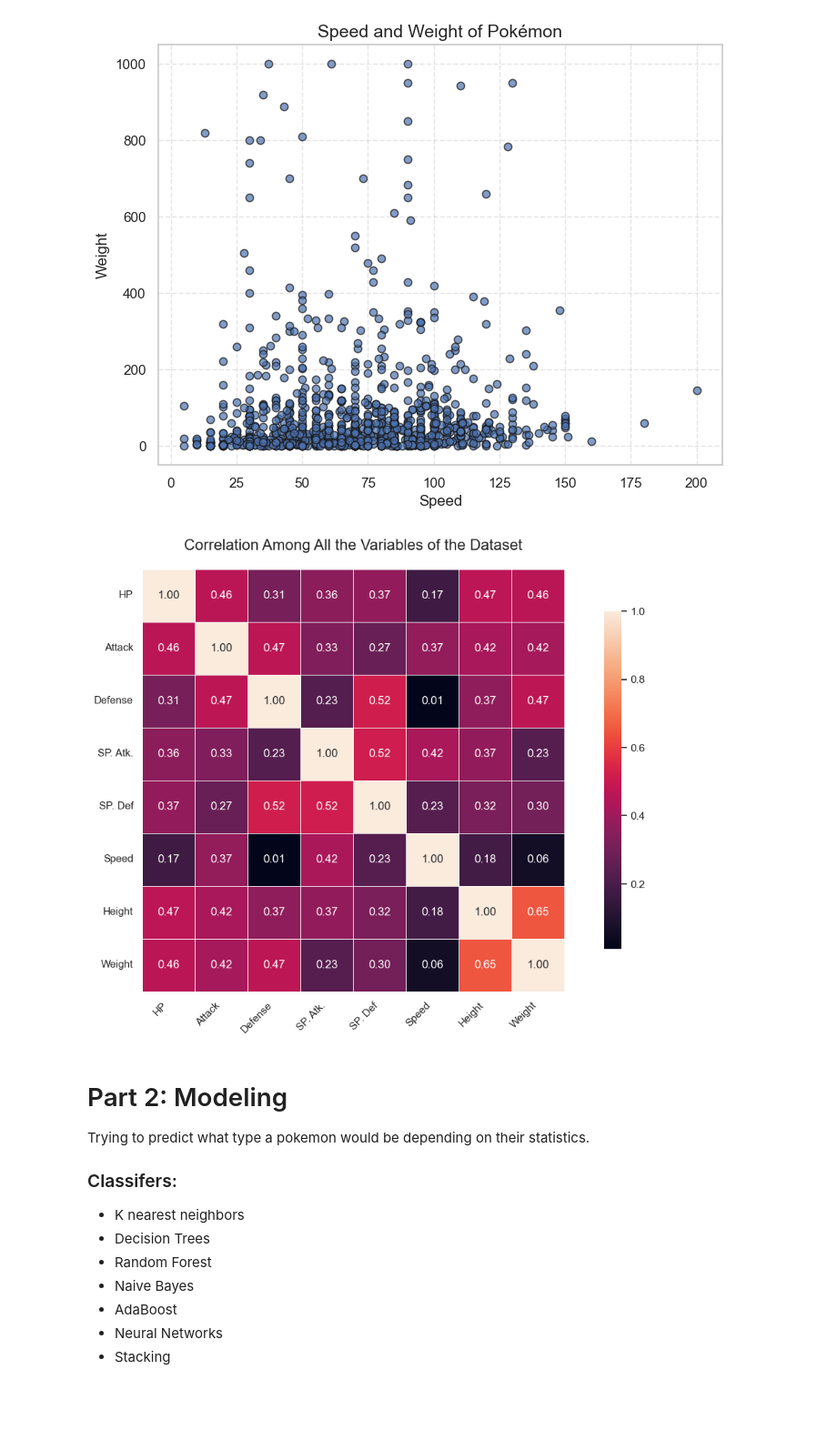
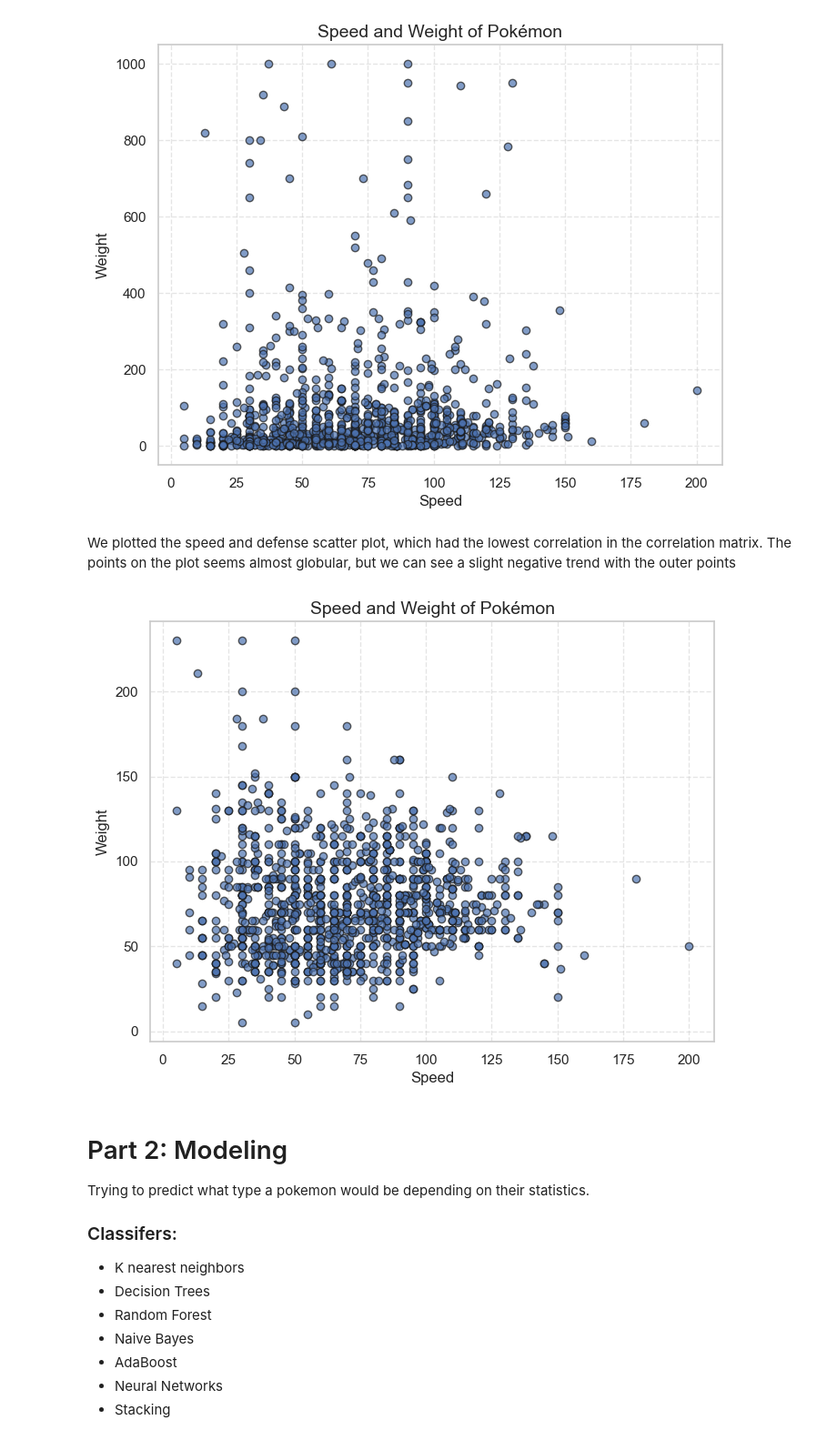
Before and after one commit to MayaLee393/Pokemon_ML, a Jupyter notebook: pokemon.ipynb, the cells around one changed output. Shown at 91% size. Drawn from its saved outputs; the diff is of its cells as text; code cells hidden in the pictures; blank space fills up the shorter version.

```diff
--- a/pokemon.ipynb
+++ b/pokemon.ipynb
@@ -553,27 +588,19 @@ plt.grid(True, linestyle='--', alpha=0.5)
 plt.show()
 # %% [output]
 [figure]
-# %%
-# Correlation Matrix between numerical columns
-cor = features.corr()
-
-plt.figure(figsize=(15, 8))
-sns.heatmap(
-    cor,
-    annot=True,
-    fmt=".2f",
-    xticklabels=cor.columns,
-    yticklabels=cor.columns,
-    square=True,
-    linewidths=0.5,
-    cbar_kws={"shrink": 0.8}
-)
-plt.title("Correlation Among All the Variables of the Dataset", fontsize=16, pad=20)
-plt.xticks(rotation=45, ha='right')
-plt.yticks(rotation=0)
-plt.show()
-# %% [output]
-[figure, removed]
+# %% [markdown]
+We plotted the speed and defense scatter plot, which had the lowest correlation in the correlation matrix. The points on the plot seems almost globular, but we can see a slight negative trend with the outer points
+# %%
+# Correlation between speed and weight
+plt.figure(figsize=(8, 6))
+plt.scatter(data['Speed'], data['Defense'], alpha=0.7, edgecolor='k')
+plt.xlabel('Speed', fontsize=12)
+plt.ylabel('Weight', fontsize=12)
+plt.title("Speed and Weight of Pokémon", fontsize=14)
+plt.grid(True, linestyle='--', alpha=0.5)
+plt.show()
+# %% [output]
+[figure, added]
 # %% [markdown]
 # Part 2: Modeling
 Trying to predict what type a pokemon would be depending on their statistics.
```
Also changed, not shown: parts of 32 cells of this notebook.
